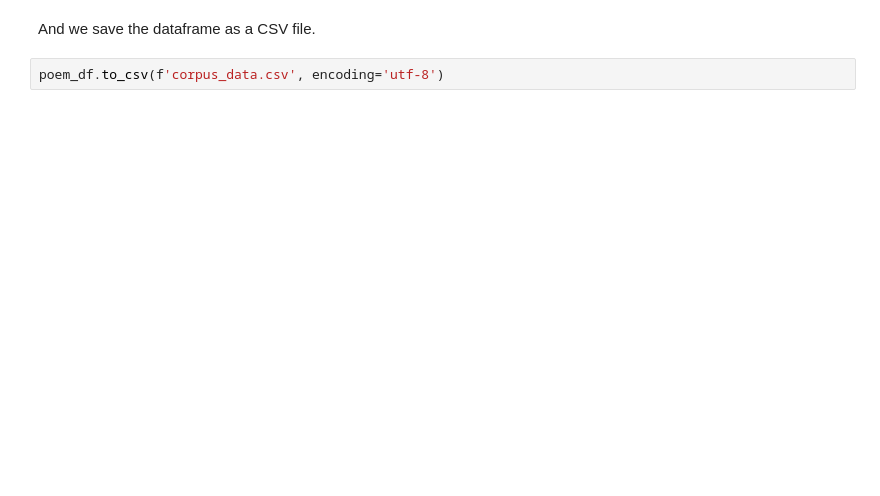
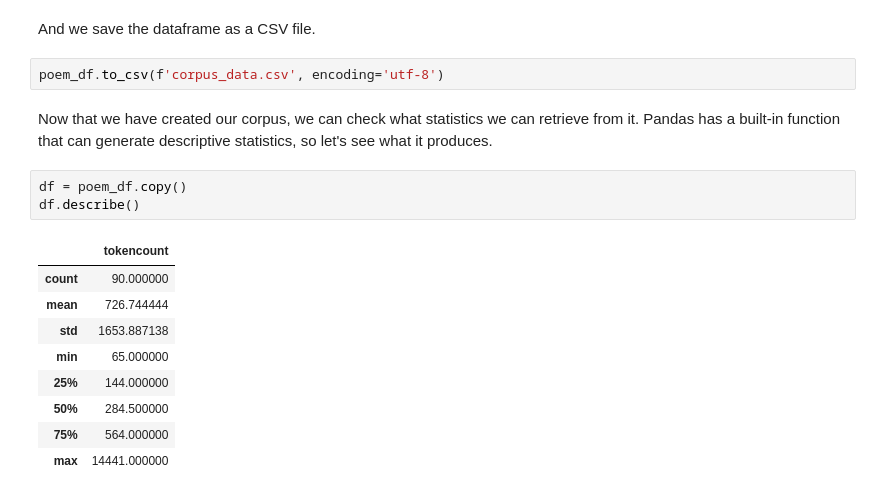
Before and after one commit to 573phn/dh_cd_a02, a Jupyter notebook: poem.ipynb, the cells around one changed output. Saved outputs shown, nothing was run; the diff lists cells and outputs as text; blank space fills up the shorter version.

```diff
--- a/poem.ipynb
+++ b/poem.ipynb
@@ -183,3 +183,18 @@ poem_df.head()
 And we save the dataframe as a CSV file.
 # %%
 poem_df.to_csv(f'corpus_data.csv', encoding='utf-8')
+# %% [markdown]
+Now that we have created our corpus, we can check what statistics we can retrieve from it. Pandas has a built-in function that can generate descriptive statistics, so let's see what it produces.
+# %%
+df = poem_df.copy()
+df.describe()
+# %% [output]
+|  | tokencount |
+| count | 90.000000 |
+| mean | 726.744444 |
+| std | 1653.887138 |
+| min | 65.000000 |
+| 25% | 144.000000 |
+| 50% | 284.500000 |
+| 75% | 564.000000 |
+| max | 14441.000000 |
```
Also changed, not shown: parts of 11 cells of this notebook, 1 other file.
